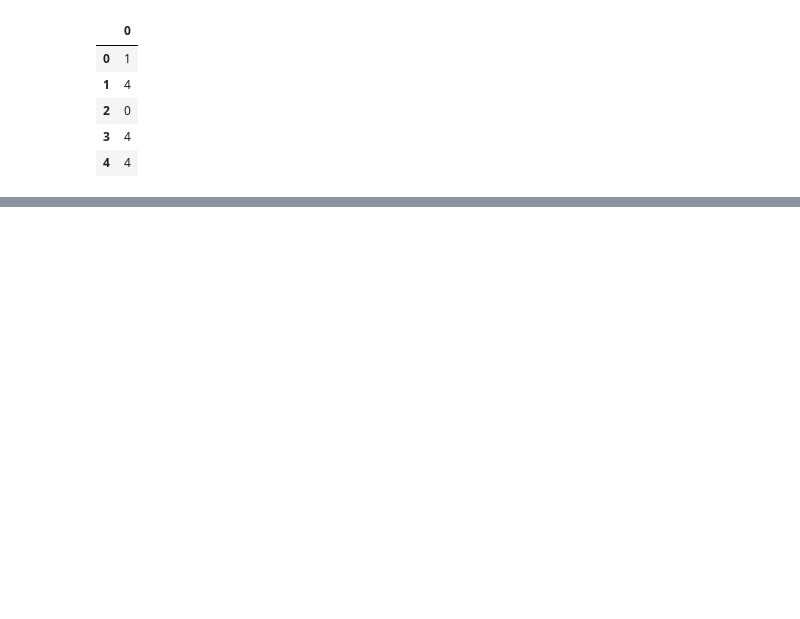
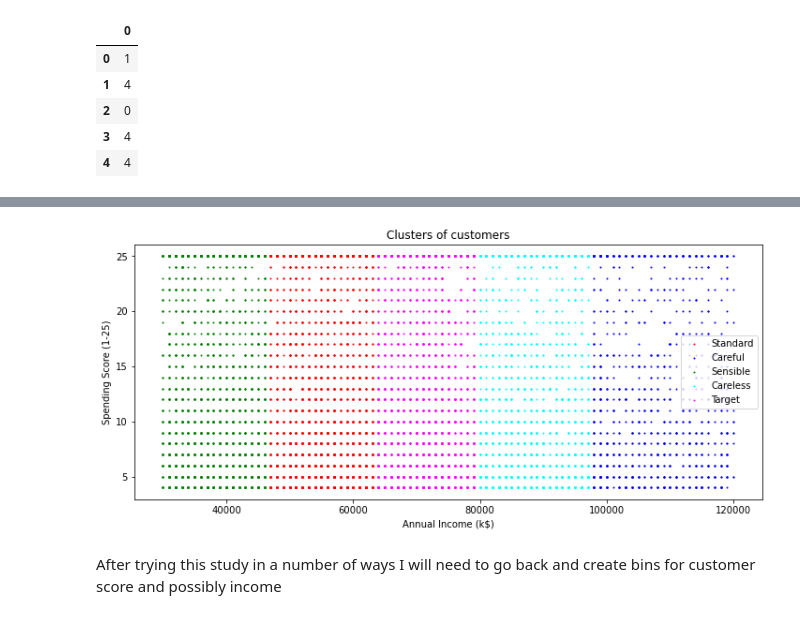
Before and after one commit to Solrys/Instacart-Analysis-by-Pandavas, a Jupyter notebook: ML for Customer Profile.ipynb, the cells around one changed output, grey strips where cells are left out. Cells and saved outputs as stored; diff of their text form; code cells hidden in the pictures; blank space fills up the shorter version.

```diff
--- a/ML for Customer Profile.ipynb
+++ b/ML for Customer Profile.ipynb
@@ -95,0 +116,25 @@ plt.show()
+# %%
+# -------------K-Mean Clustering:------------------
+
+# Since in K-Mean clustering we have to assign the number of centroid by own which
+# may give wrong clusters in result so we will use advanced version of k-mean i.e., K-Means++
+# which will do automatic assignment.
+# One more problem is that we have to find about how many cluster we want to create to the algorithm which
+# is not known to us so, we will use Elbow method to find number of clusters required visually.
+
+# Using the elbow method to find the optimal number of clusters
+
+%matplotlib inline
+plt.rcParams['figure.figsize']=(12,5)
+
+from sklearn.cluster import KMeans
+wcss = []
+for i in range(1, 11):
+    kmeans = KMeans(n_clusters = i, init = 'k-means++', random_state = 42)
+    kmeans.fit(X)
+    wcss.append(kmeans.inertia_)
+plt.plot(range(1, 11), wcss)
+plt.title('The Elbow Method')
+plt.xlabel('Number of clusters')
+plt.ylabel('WCSS')
+plt.show()
@@ -95,0 +155,21 @@ plt.show()
+# %%
+
+# So, WE have got our 5 clusters into 5 different colors.
+# We can name our clusters into some sensible name such as shown below.
+
+
+plt.scatter(X[y_kmeans == 0, 0], X[y_kmeans == 0, 1], s = 1, c = 'red', label = 'Standard')
+plt.scatter(X[y_kmeans == 1, 0], X[y_kmeans == 1, 1], s = 1, c = 'blue', label = 'Careful')
+plt.scatter(X[y_kmeans == 2, 0], X[y_kmeans == 2, 1], s = 1, c = 'green', label = 'Sensible')
+plt.scatter(X[y_kmeans == 3, 0], X[y_kmeans == 3, 1], s = 1, c = 'cyan', label = 'Careless')
+plt.scatter(X[y_kmeans == 4, 0], X[y_kmeans == 4, 1], s = 1, c = 'magenta', label = 'Target')
+
+plt.title('Clusters of customers')
+plt.xlabel('Annual Income (k$)')
+plt.ylabel('Spending Score (1-25)')
+plt.legend()
+plt.show()
+# %% [output]
+[figure, added]
+# %% [markdown]
+After trying this study in a number of ways I will need to go back and create bins for customer score and possibly income
```
Also changed, not shown: parts of 8 cells of this notebook, 1 other file.
